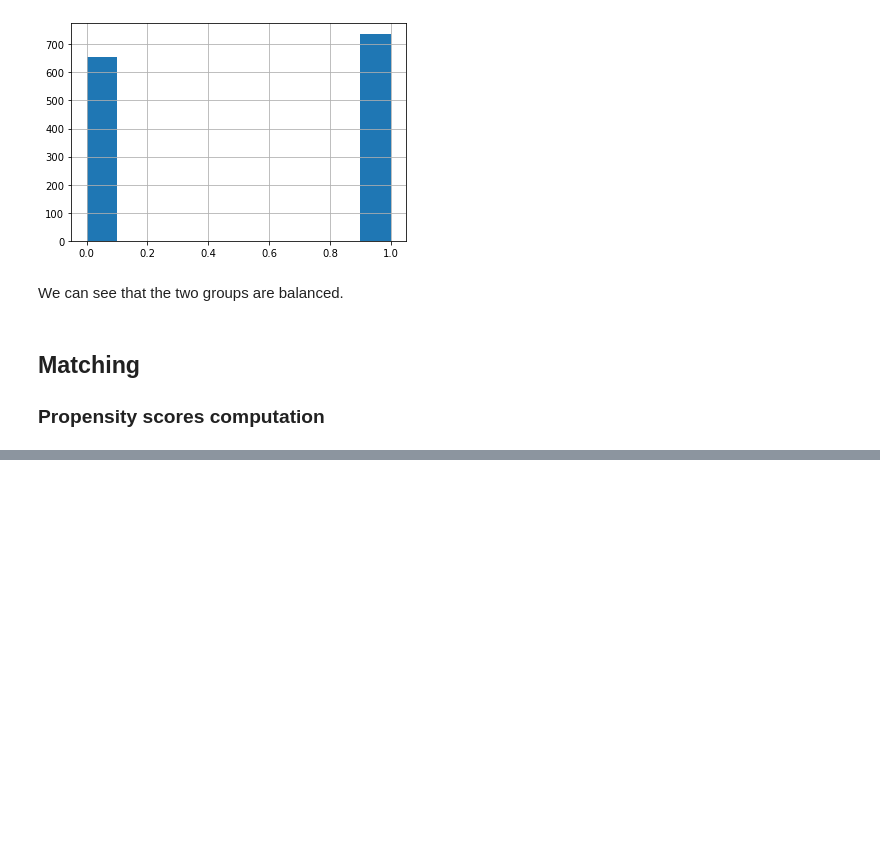
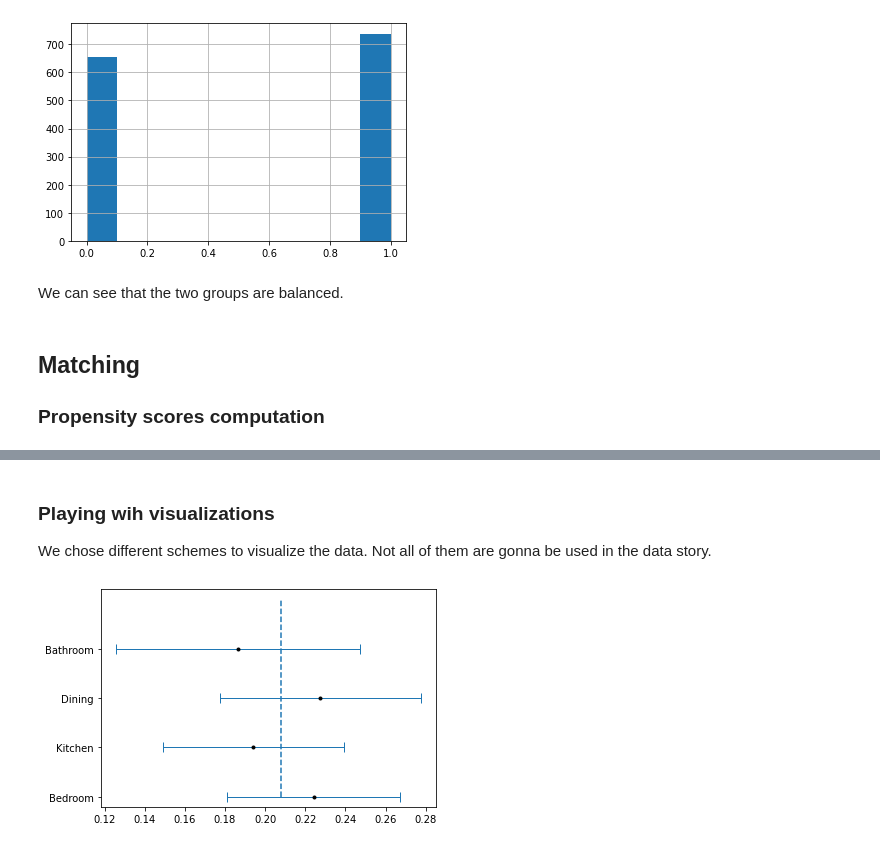
Before and after one commit to epfl-ada/ada-2020-project-milestone-p3-p3_team-fondue, a Jupyter notebook: analysis_notebook.ipynb, the cells around one changed output, grey strips where cells are left out. Drawn from its saved outputs; the diff is of its cells as text; code cells hidden in the pictures; blank space fills up the shorter version.

```diff
--- a/analysis_notebook.ipynb
+++ b/analysis_notebook.ipynb
@@ -155,0 +542,24 @@ The number of matched pairs is 650, and the number of unmatched ones is 86.
+# %%
+# Create models
+model1 = ' ~ C(S_cementfloorbed)'
+
+model2 = ' ~ C(S_cementfloorkit)'
+
+model3 = ' ~ C(S_cementfloordin)'
+
+model4 = ' ~ C(S_cementfloorbat)'
+
+# Create correction
+correction = '+ S_HHpeople + S_headage + S_spouseage + S_headeduc + S_spouseeduc + S_rooms + \
+S_dem1 + S_dem2 + S_dem3 + S_dem4 + S_dem5 + S_dem6 + S_dem7 + S_dem8 + C(S_hasanimals) +\
+C(S_animalsinside) + C(S_waterhouse) + C(S_waterland) + C(S_electricity) + S_washhands + C(S_garbage)\
++ S_cashtransfers + C(S_milkprogram) + C(S_foodprogram) + C(S_seguropopular)'
+
+# Create a list in which all the models are included
+models = [model1, model2, model3, model4]
+
+# Create an index to keep track of the name of the model
+model_idx = ['Bedroom', 'Kitchen', 'Dining', 'Bathroom']
+
+# We print the model list just for visuals
+models
@@ -155,0 +624,26 @@ The number of matched pairs is 650, and the number of unmatched ones is 86.
+# %% [markdown]
+### Playing wih visualizations
+
+We chose different schemes to visualize the data. Not all of them are gonna be used in the data story.
+# %%
+# Example of error bars for Dining room
+
+# Create empty lists to store results
+coef = []
+std = []
+
+# Get results from main dataset
+for model in model_idx:
+        coef.append(stats.iloc[2,:][model + '_coef'])
+        std.append(stats.iloc[2,:][model + '_cse'])
+
+# Plot error bar
+plt.errorbar(coef, np.array(range(len(coef))), xerr= 2*np.array(std), linewidth = 1,
+             linestyle = 'none',marker = 'o',markersize= 3,
+             markerfacecolor = 'black',markeredgecolor = 'black', capsize= 5)
+
+plt.vlines(np.mean(coef),0, len(coef), linestyle = '--')
+
+plt.yticks(range(len(coef)),model_idx);
+# %% [output]
+[figure, added]
```
Also changed, not shown: parts of 45 cells of this notebook, 2 other files.
